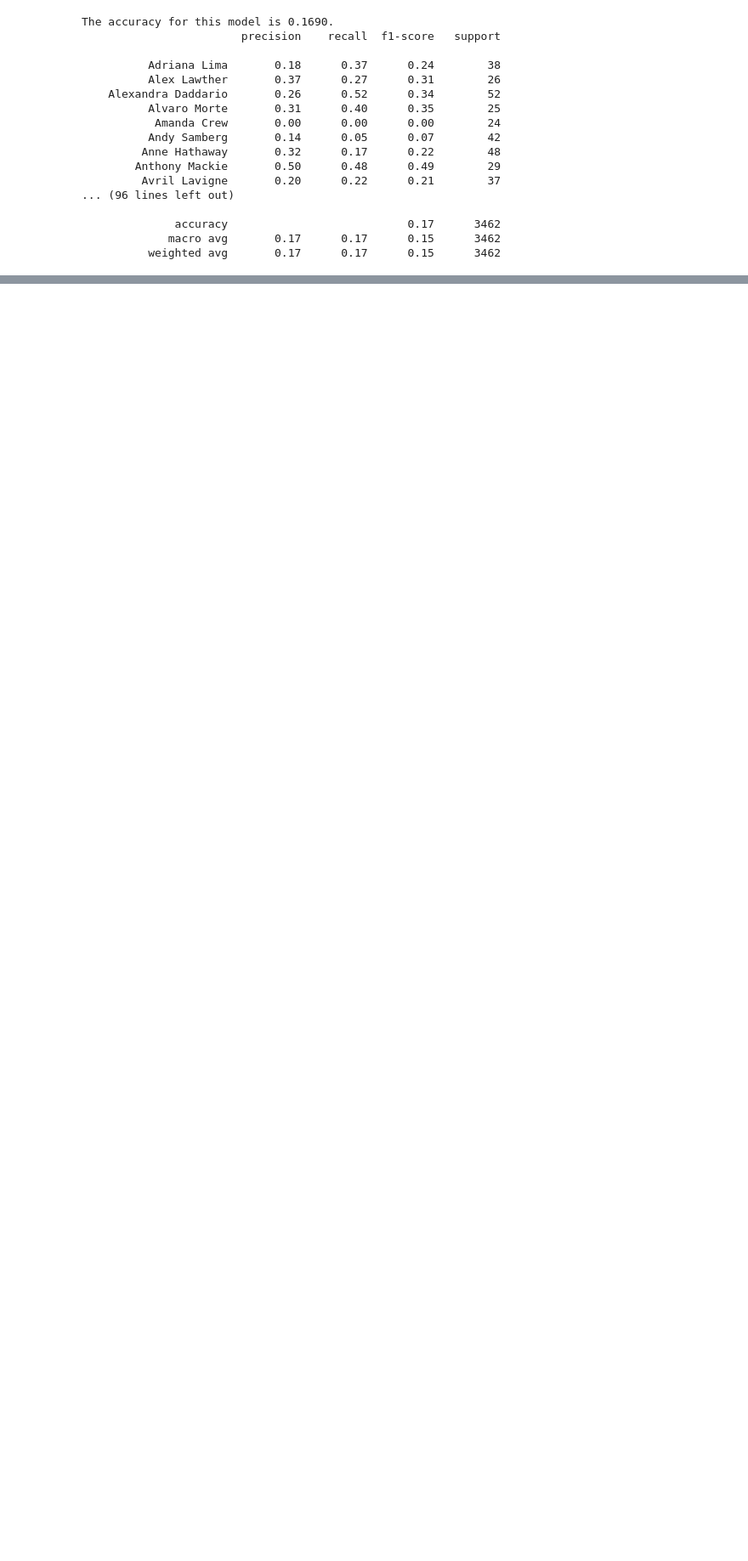
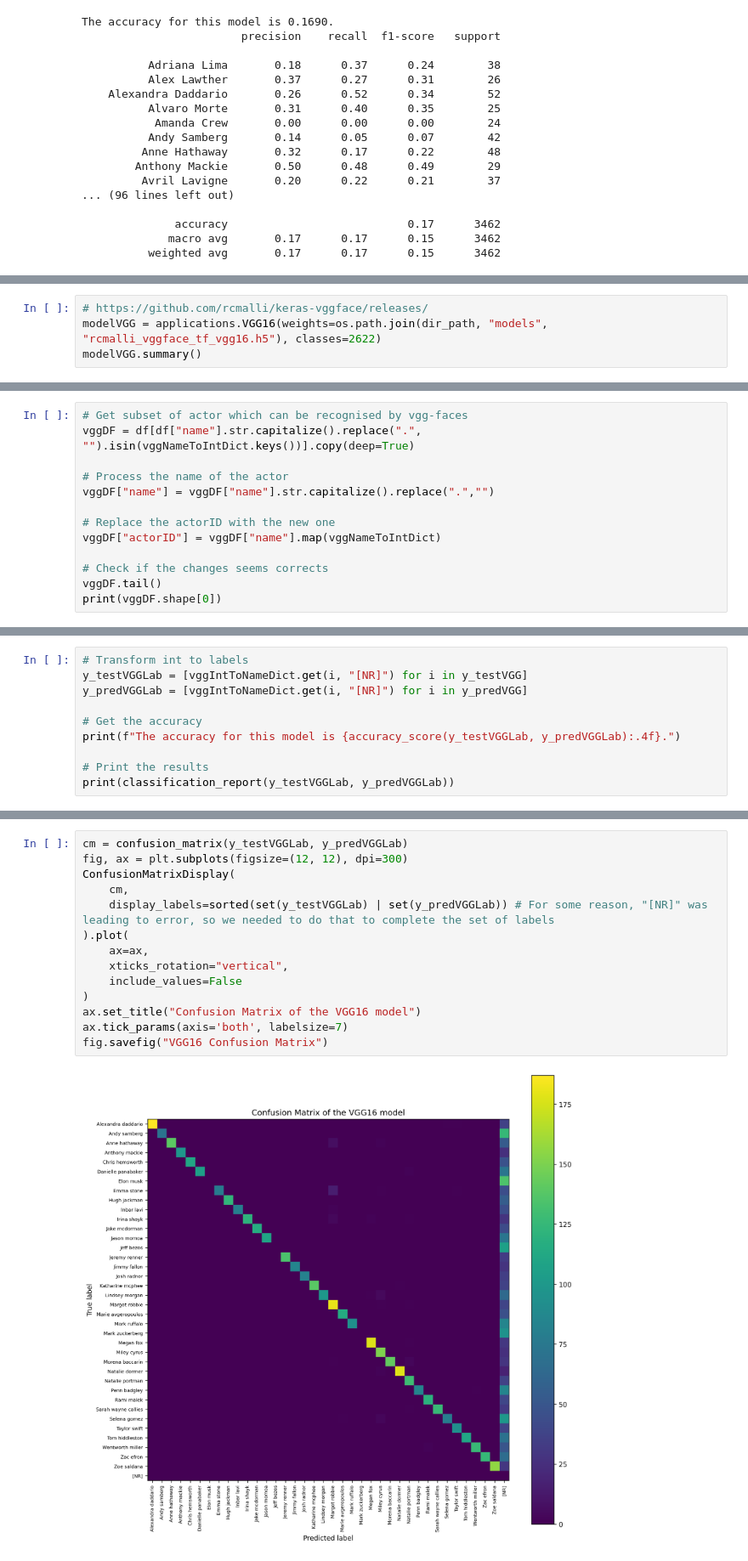
Before and after one commit to LesageArno/AIModelsAndApplication20252026M1InfoIA, a Jupyter notebook: src/FinalStage.ipynb, the cells around one changed output, grey strips where cells are left out. Shown at 85% size. Drawn from its saved outputs; the diff is of its cells as text; blank space fills up the shorter version.

```diff
--- a/src/FinalStage.ipynb
+++ b/src/FinalStage.ipynb
@@ -400,0 +428,4 @@ fig.savefig("CNN Confusion Matrix")
+# %%
+# https://github.com/rcmalli/keras-vggface/releases/
+modelVGG = applications.VGG16(weights=os.path.join(dir_path, "models", "rcmalli_vggface_tf_vgg16.h5"), classes=2622)
+modelVGG.summary()
@@ -400,0 +512,13 @@ fig.savefig("CNN Confusion Matrix")
+# %%
+# Get subset of actor which can be recognised by vgg-faces
+vggDF = df[df["name"].str.capitalize().replace(".", "").isin(vggNameToIntDict.keys())].copy(deep=True)
+
+# Process the name of the actor
+vggDF["name"] = vggDF["name"].str.capitalize().replace(".","")
+
+# Replace the actorID with the new one
+vggDF["actorID"] = vggDF["name"].map(vggNameToIntDict)
+
+# Check if the changes seems corrects
+vggDF.tail()
+print(vggDF.shape[0])
@@ -400,0 +577,10 @@ fig.savefig("CNN Confusion Matrix")
+# %%
+# Transform int to labels
+y_testVGGLab = [vggIntToNameDict.get(i, "[NR]") for i in y_testVGG]
+y_predVGGLab = [vggIntToNameDict.get(i, "[NR]") for i in y_predVGG]
+
+# Get the accuracy
+print(f"The accuracy for this model is {accuracy_score(y_testVGGLab, y_predVGGLab):.4f}.")
+
+# Print the results
+print(classification_report(y_testVGGLab, y_predVGGLab))
@@ -400,0 +605,16 @@ fig.savefig("CNN Confusion Matrix")
+# %%
+cm = confusion_matrix(y_testVGGLab, y_predVGGLab)
+fig, ax = plt.subplots(figsize=(12, 12), dpi=300)
+ConfusionMatrixDisplay(
+    cm,
+    display_labels=sorted(set(y_testVGGLab) | set(y_predVGGLab)) # For some reason, "[NR]" was leading to error, so we needed to do that to complete the set of labels
+).plot(
+    ax=ax,
+    xticks_rotation="vertical",
+    include_values=False
+)
+ax.set_title("Confusion Matrix of the VGG16 model")
+ax.tick_params(axis='both', labelsize=7)
+fig.savefig("VGG16 Confusion Matrix")
+# %% [output]
+[figure, added]
```
Also changed, not shown: parts of 30 cells of this notebook, 28 other files.
